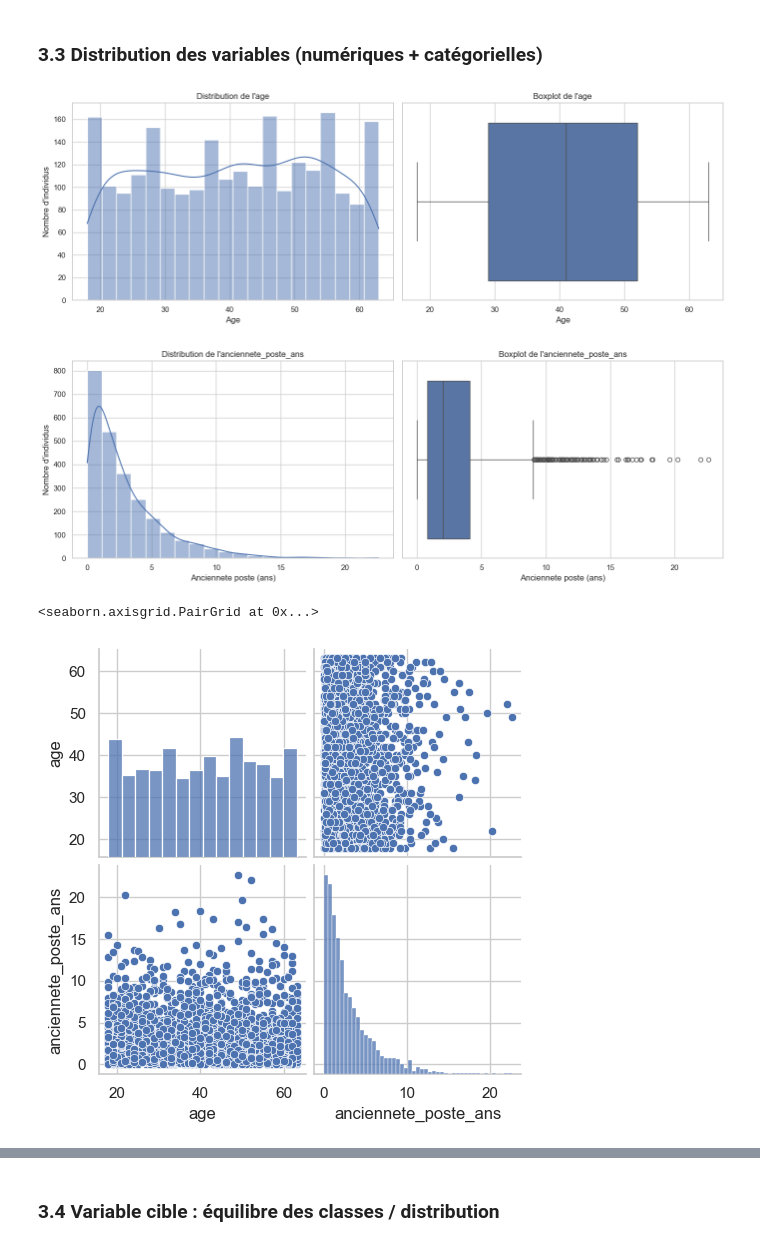
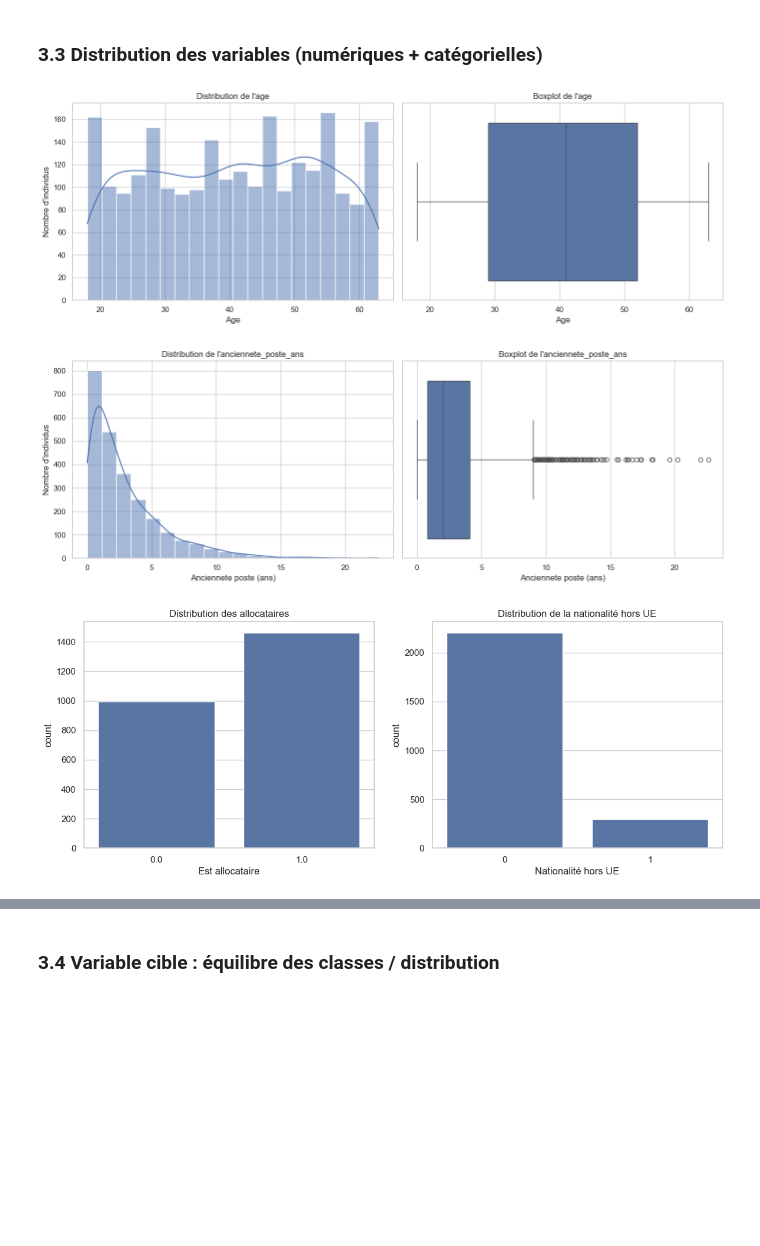
Before and after one commit to rbatos/Cas_usage_certif, a Jupyter notebook: notebooks/matrice-notebook-romain.ipynb, the cells around one changed output, grey strips where cells are left out. Saved outputs shown, nothing was run; the diff lists cells and outputs as text; code cells hidden in the pictures; blank space fills up the shorter version.

```diff
--- a/notebooks/matrice-notebook-romain.ipynb
+++ b/notebooks/matrice-notebook-romain.ipynb
@@ -312,36 +312,47 @@ fig, axes = plt.subplots(nrows=1, ncols=2, figsize=(14, 5))
 sns.histplot(data=df, x="age", bins=20, kde=True, ax=axes[0])
 axes[0].set_title("Distribution de l'age")
 axes[0].set_xlabel("Age")
 axes[0].set_ylabel("Nombre d'individus")
 
 sns.boxplot(data=df, x="age", ax=axes[1])
 axes[1].set_title("Boxplot de l'age")
 axes[1].set_xlabel("Age")
 
 plt.tight_layout()
 plt.show()
 
 # distribution de l'anciennete_poste_ans
 fig, axes = plt.subplots(nrows=1, ncols=2, figsize=(14, 5))
 
 sns.histplot(data=df, x="anciennete_poste_ans", bins=20, kde=True, ax=axes[0])
 axes[0].set_title("Distribution de l'anciennete_poste_ans")
 axes[0].set_xlabel("Anciennete poste (ans)")
 axes[0].set_ylabel("Nombre d'individus")
 
 sns.boxplot(data=df, x="anciennete_poste_ans", ax=axes[1])
 axes[1].set_title("Boxplot de l'anciennete_poste_ans")
 axes[1].set_xlabel("Anciennete poste (ans)")
 
 plt.tight_layout()
 plt.show()
 
-# Relations entre variables numériques
-sns.pairplot(df, vars=["age", "anciennete_poste_ans"])
+fig, axes = plt.subplots(nrows=1, ncols=2, figsize=(14, 5))
+
+sns.countplot(data=df, x="est_allocataire", ax=axes[0])
+axes[0].set_title("Distribution des allocataires")
+axes[0].set_xlabel("Est allocataire")
+
+sns.countplot(data=df, x="nationalite_hors_ue", ax=axes[1])
+axes[1].set_title("Distribution de la nationalité hors UE")
+axes[1].set_xlabel("Nationalité hors UE")
+
+# Espace vertical supplémentaire entre les 2 lignes de graphes
+fig.subplots_adjust(hspace=0.35)
+
+plt.show()
 # %% [output]
 [figure]
 [figure]
-<seaborn.axisgrid.PairGrid at 0x...>
-[figure, old version]
+[figure, new version]
 # %%
 # Variables catégorielles => value_counts() (ou countplot)
```
Also changed, not shown: parts of 10 cells of this notebook, 1 other file.
